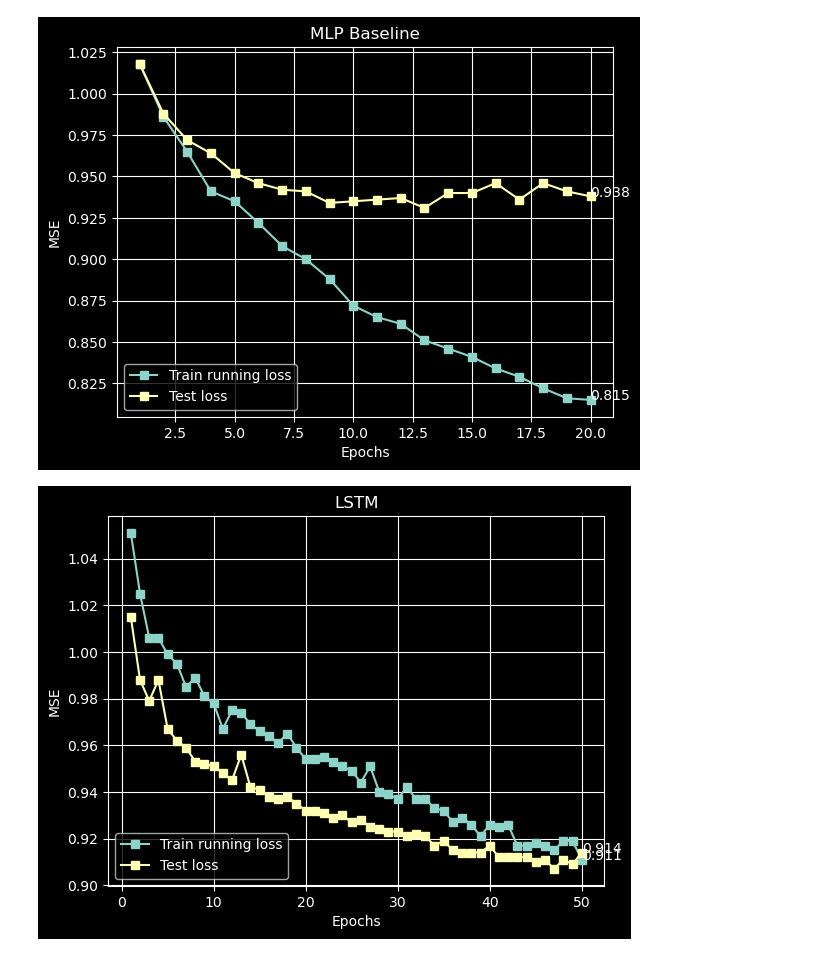
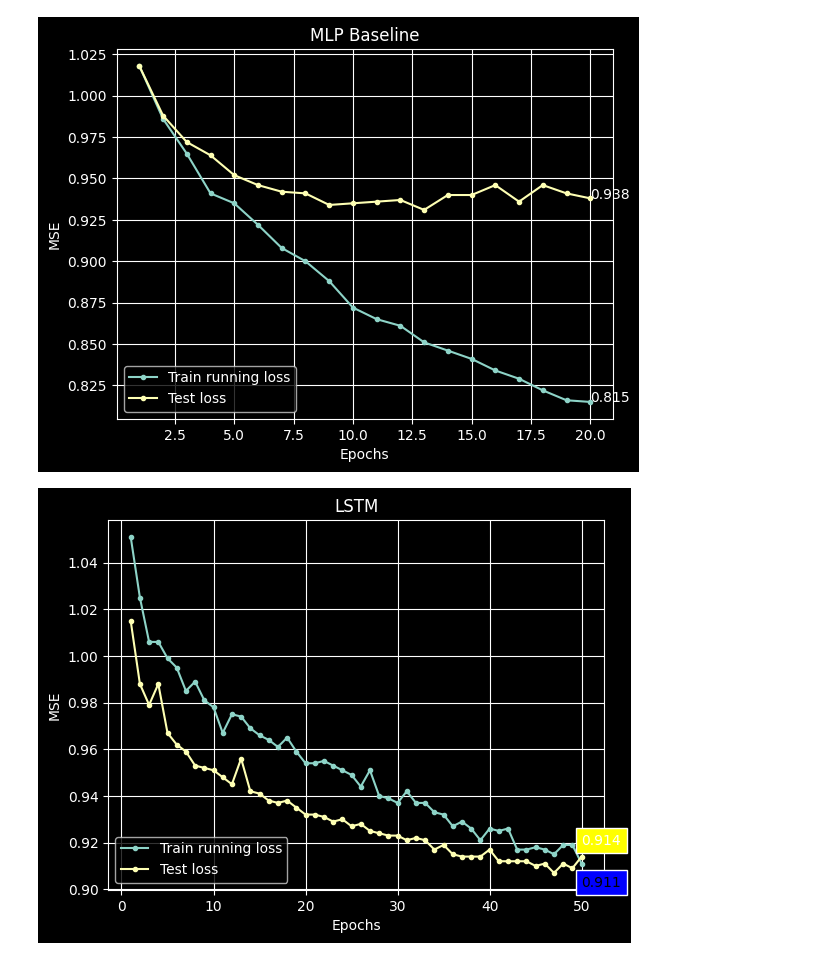
Before and after one commit to ScierKnave/dna_aptamers_modelling, a Jupyter notebook: src/results/plots.ipynb, the cells around one changed output. Saved outputs shown, nothing was run; the diff lists cells and outputs as text; code cells hidden in the pictures.

```diff
--- a/src/results/plots.ipynb
+++ b/src/results/plots.ipynb
@@ -35,8 +35,8 @@ x1 = range(1, len(y1)+1)
 # Test loss through epochs
 y2 =  [1.018, 0.988, 0.972, 0.964, 0.952, 0.946, 0.942, 0.941, 0.934, 0.935, 0.936, 0.937, 0.931, 0.940, 0.940, 0.946, 0.936, 0.946, 0.941, 0.938]
 x2 = range(1, len(y2)+1)
-plt.plot(x1, y1, marker='s', label="Train running loss")
-plt.plot(x2, y2, marker='s', label="Test loss")
+plt.plot(x1, y1, marker='.', label="Train running loss")
+plt.plot(x2, y2, marker='.', label="Test loss")
 plt.legend(loc = "lower left")
 ax.text(x1[-1], y1[-1], y1[-1], fontdict=None)
 ax.text(x2[-1], y2[-1], y2[-1], fontdict=None)
@@ -44,29 +44,29 @@ ax.text(x2[-1], y2[-1], y2[-1], fontdict=None)
 
 plt.show()
 # %% [output]
-[figure, old version]
+[figure, new version]
 # %%
 fig, ax = plt.subplots()
 plt.title("LSTM")
 plt.xlabel("Epochs")
 plt.ylabel("MSE")
 plt.grid(True)
 # Train loss through epochs
 y1 = [1.051, 1.025, 1.006, 1.006, 0.999, 0.995, 0.985, 0.989, 0.981, 0.978, 0.967, 0.975, 0.974, 0.969, 0.966, 0.964, 0.961, 0.965, 0.959, 0.954, 0.954, 0.955, 0.953, 0.951, 0.949, 0.944, 0.951, 0.940, 0.939, 0.937, 0.942, 0.937, 0.937, 0.933, 0.932, 0.927, 0.929, 0.926, 0.921, 0.926, 0.925, 0.926, 0.917, 0.917, 0.918, 0.917, 0.915, 0.919, 0.919, 0.911]
 x1 = range(1, len(y1)+1)
 # Test loss through epochs
 y2 = [1.015, 0.988, 0.979, 0.988, 0.967, 0.962, 0.959, 0.953, 0.952, 0.951, 0.948, 0.945, 0.956, 0.942, 0.941, 0.938, 0.937, 0.938, 0.935, 0.932, 0.932, 0.931, 0.929, 0.930, 0.927, 0.928, 0.925, 0.924, 0.923, 0.923, 0.921, 0.922, 0.921, 0.917, 0.919, 0.915, 0.914, 0.914, 0.914, 0.917, 0.912, 0.912, 0.912, 0.912, 0.910, 0.911, 0.907, 0.911, 0.909, 0.914]
 x2 = range(1, len(y2)+1)
-plt.plot(x1, y1, marker='s', label="Train running loss")
-plt.plot(x2, y2, marker='s', label="Test loss")
+plt.plot(x1, y1, marker='.', label="Train running loss")
+plt.plot(x2, y2, marker='.', label="Test loss")
 plt.legend(loc = "lower left")
-ax.text(x1[-1], y1[-1], y1[-1], fontdict=None)
-ax.text(x2[-1], y2[-1], y2[-1], fontdict=None)
+ax.text(x1[-1], y1[-1]-0.01, y1[-1], bbox=dict(facecolor='blue', alpha=1), fontdict=None)
+ax.text(x2[-1], y2[-1]+0.005, y2[-1], color="black", bbox=dict(facecolor='yellow', alpha=1), fontdict=None)
 
 
 plt.show()
 # %% [output]
-[figure, old version]
+[figure, new version]
 # %%
 fig, ax = plt.subplots()
 plt.title("Test loss comparison")
```
Also changed, not shown: parts of 2 cells of this notebook, 3 other files.
